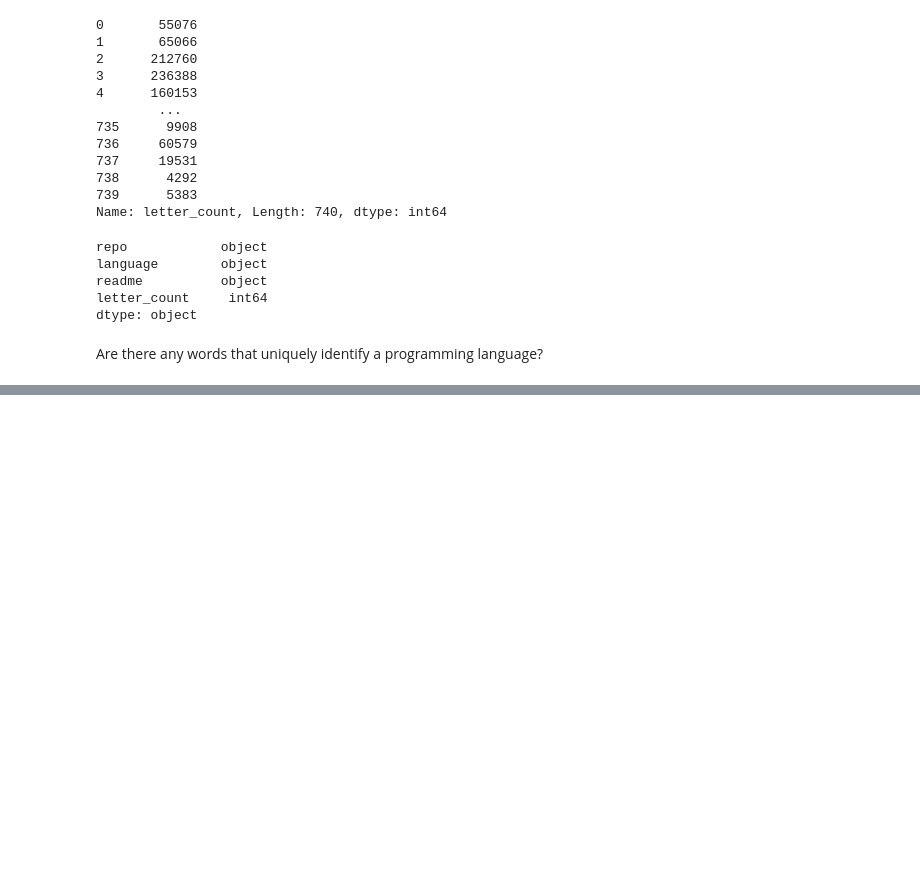
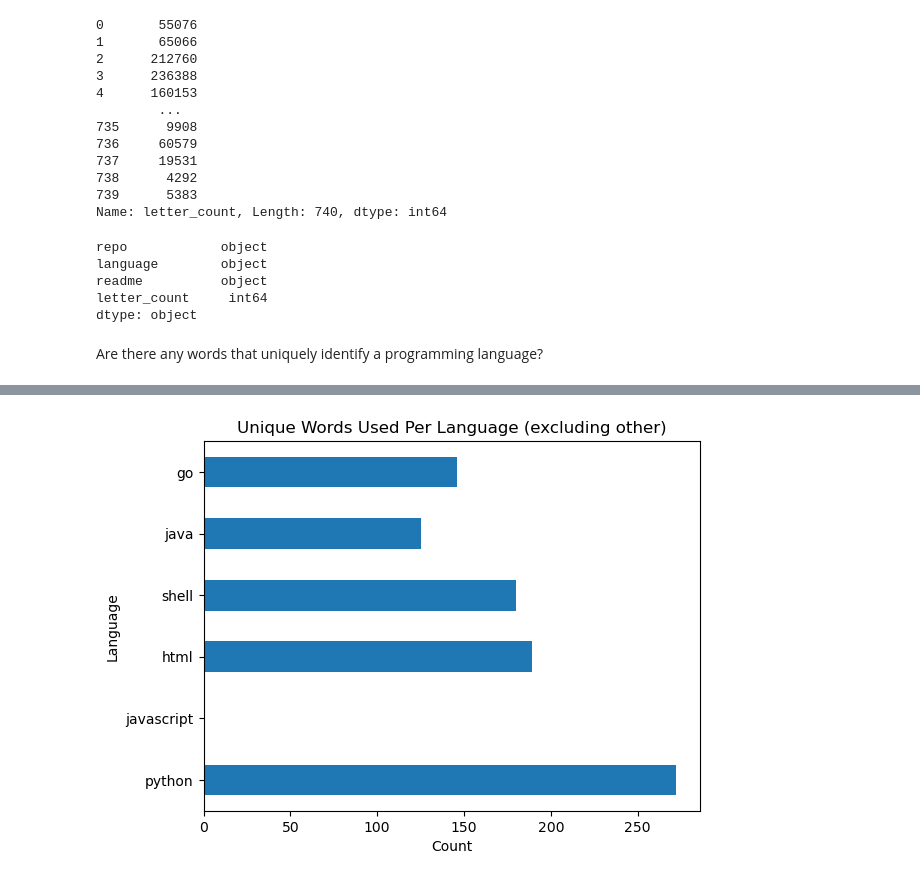
Before and after one commit to projectlanguagepredictor/nlp_launch, a Jupyter notebook: ez_explore.ipynb, the cells around one changed output, grey strips where cells are left out. Drawn from its saved outputs; the diff is of its cells as text; code cells hidden in the pictures; blank space fills up the shorter version.

```diff
--- a/ez_explore.ipynb
+++ b/ez_explore.ipynb
@@ -292,0 +334,8 @@ for language in language_columns:
+# %%
+word_counts.drop(columns={'all', 'other'}).nunique().plot.barh()
+plt.title('Unique Words Used Per Language (excluding other)')
+plt.xlabel('Count')
+plt.ylabel('Language')
+plt.show()
+# %% [output]
+[figure, added]
```
Also changed, not shown: parts of 11 cells of this notebook, 1 other file.
